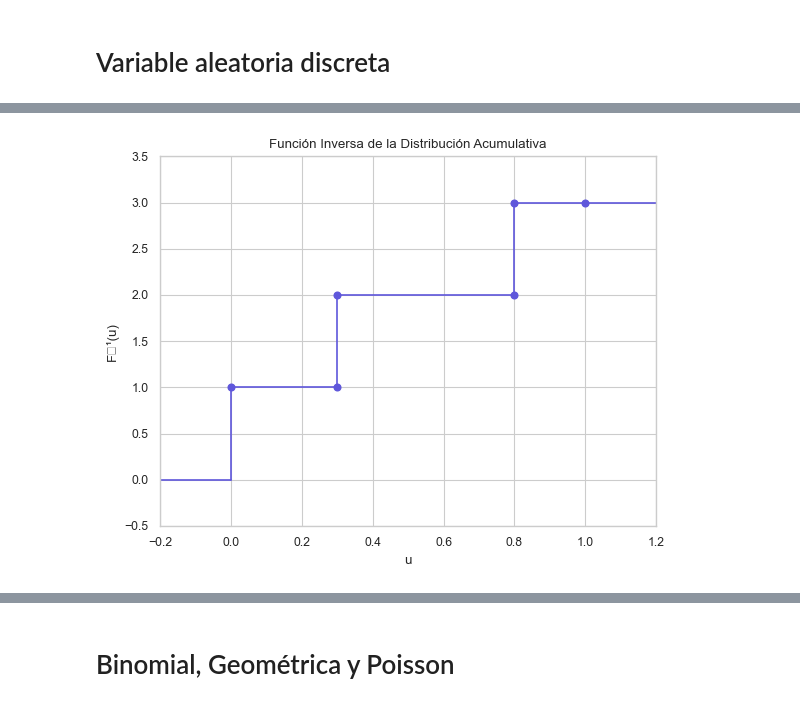
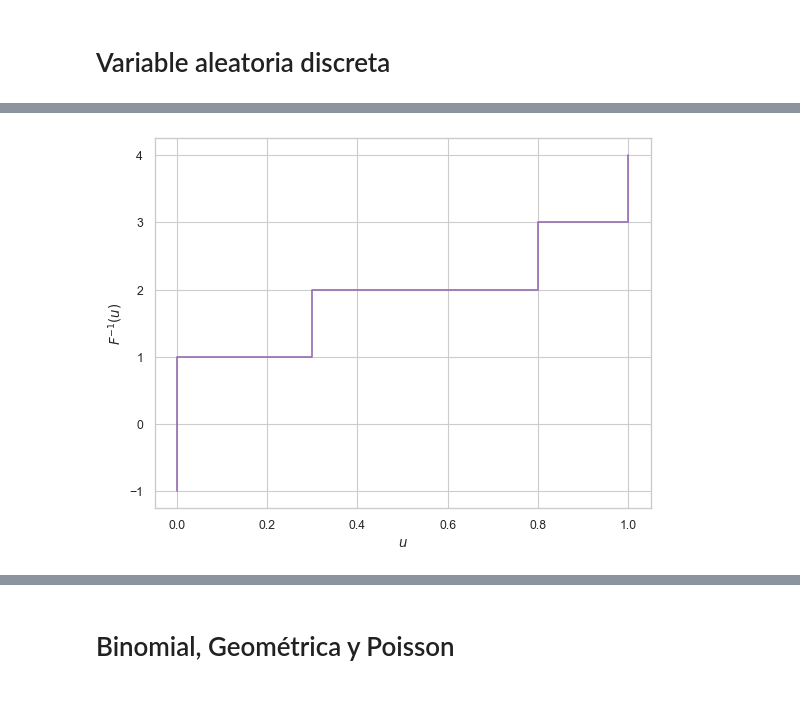
Before and after one commit to heritaco/Simulacion-Estocastica, a Jupyter notebook: 01 Generacion de Variables Aleatorias/02 Metodo de la Transformada Inversa/actividad/notebook.ipynb, the cells around one changed output, grey strips where cells are left out. Drawn from its saved outputs; the diff is of its cells as text; code cells hidden in the pictures.

```diff
--- a/01 Generacion de Variables Aleatorias/02 Metodo de la Transformada Inversa/actividad/notebook.ipynb
+++ b/01 Generacion de Variables Aleatorias/02 Metodo de la Transformada Inversa/actividad/notebook.ipynb
@@ -9,0 +9,5 @@ rng = np.random.default_rng(seed)
+# %%
+color = sns.color_palette("muted")
+np.random.shuffle(color)
+sns.set(style="whitegrid", context="paper", palette=color)
+sns.color_palette()
@@ -538,20 +600,10 @@ plt.show()
 # %%
-# Definir los puntos de quiebre y los valores correspondientes de F⁻¹(u)
-u_vals = np.array([0, 0.3, 0.3, 0.8, 0.8, 1.0])
-F_inv_values = [1, 1, 2, 2, 3, 3]
+u_vals = [0, 0, 0.3, 0.8, 1.0]
+F_inv_values = [-1, 1, 2, 3, 4]
 
-plt.step(u_vals, F_inv_values, where='post', marker='o', color=color[0])
-plt.xlabel('u')
-plt.ylabel('F⁻¹(u)')
-plt.title('Función Inversa de la Distribución Acumulativa')
-plt.grid(True)
-plt.xlim(-0.2, 1.2)
-plt.ylim(-0.5, 3.5)
-
-plt.plot([-0.2, 0], [0, 0], linestyle='-', color=color[0])
-plt.plot([0, 0], [0, 1], linestyle='-', color=color[0])
-plt.plot([1, 1.2], [3, 3], linestyle='-', color=color[0])
-
+plt.step(u_vals, F_inv_values, where='post')
+plt.xlabel('$u$')
+plt.ylabel('$F^{-1}(u)$')
 plt.show()
 # %% [output]
-[figure, old version]
+[figure, new version]
```
Also changed, not shown: parts of 52 cells of this notebook.
